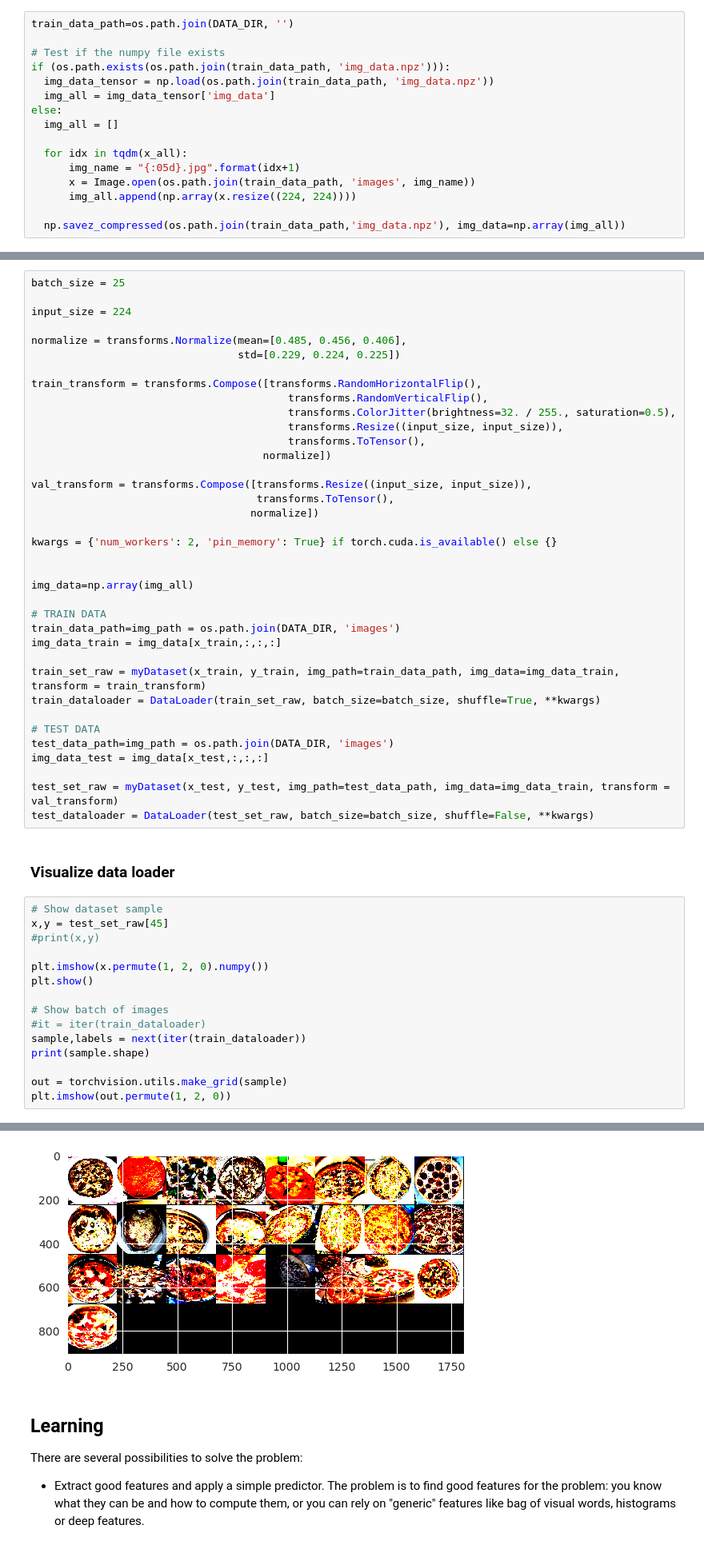
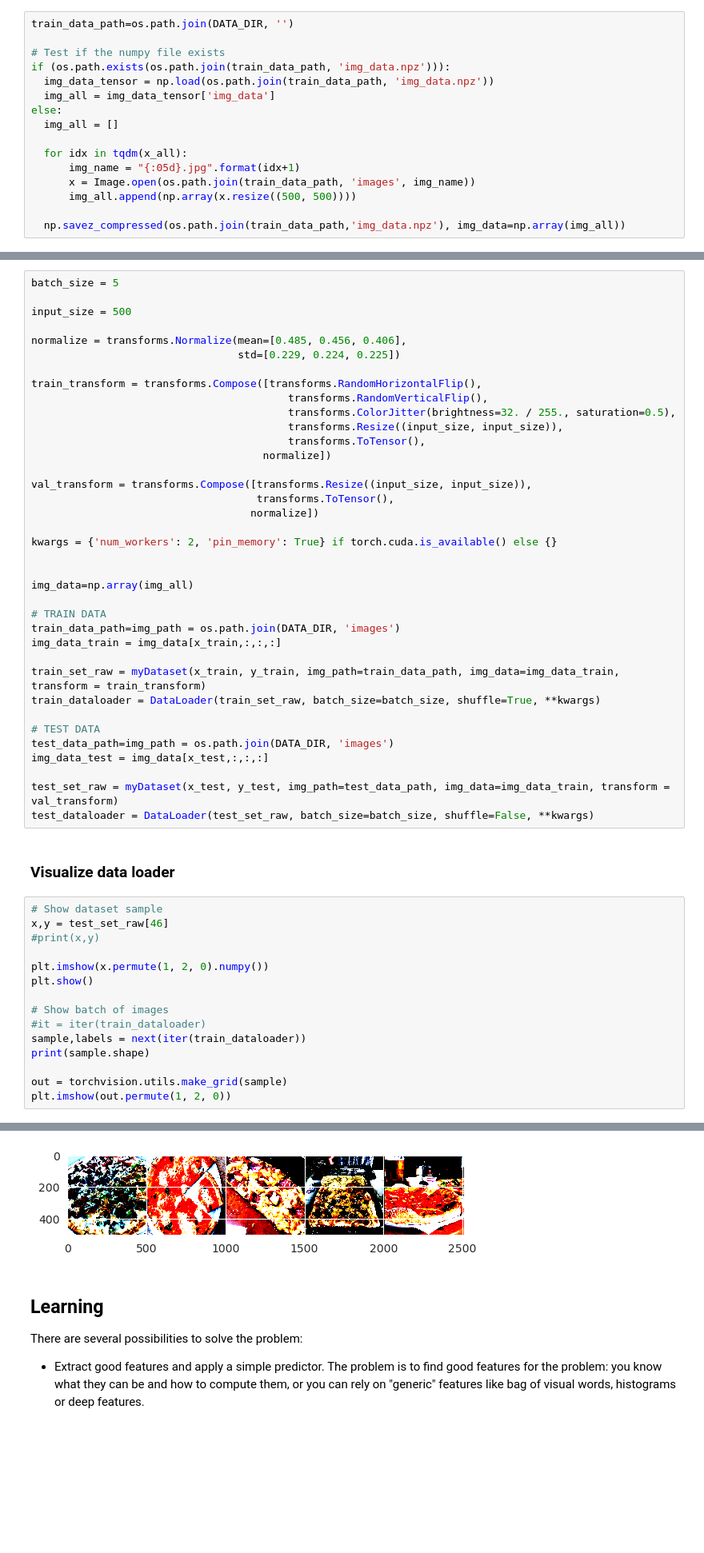
Before and after one commit to wnbilly/Topping-Pizza, a Jupyter notebook: real_pizza_gan.ipynb, the cells around one changed output, grey strips where cells are left out. Shown: that part at 80% size. Drawn from its saved outputs; the diff is of its cells as text; blank space fills up the shorter version.

Commit message:
finish py file to train on real images and edit final notebook

```diff
--- a/real_pizza_gan.ipynb
+++ b/real_pizza_gan.ipynb
@@ -125,7 +126,7 @@ else:
   for idx in tqdm(x_all):
       img_name = "{:05d}.jpg".format(idx+1)
       x = Image.open(os.path.join(train_data_path, 'images', img_name))
-      img_all.append(np.array(x.resize((224, 224))))
+      img_all.append(np.array(x.resize((500, 500))))
 
   np.savez_compressed(os.path.join(train_data_path,'img_data.npz'), img_data=np.array(img_all))
 # %% [markdown]
@@ -161,9 +162,9 @@ class myDataset(Dataset):
 # %% [markdown]
 ### Data loaders
 # %%
-batch_size = 25
+batch_size = 5
 
-input_size = 224
+input_size = 500
 
 normalize = transforms.Normalize(mean=[0.485, 0.456, 0.406],
                                  std=[0.229, 0.224, 0.225])
@@ -201,7 +202,7 @@ test_dataloader = DataLoader(test_set_raw, batch_size=batch_size, shuffle=False,
 ### Visualize data loader
 # %%
 # Show dataset sample
-x,y = test_set_raw[45]
+x,y = test_set_raw[46]
 #print(x,y)
 
 plt.imshow(x.permute(1, 2, 0).numpy())
@@ -222,5 +223,5 @@ torch.Size([25, 3, 224, 224])
 <matplotlib.image.AxesImage at 0x...>
-[figure, old version]
+[figure, new version]
 # %% [markdown]
 ## Learning
 
```
Also changed, not shown: parts of 6 cells of this notebook, 4 other files.
